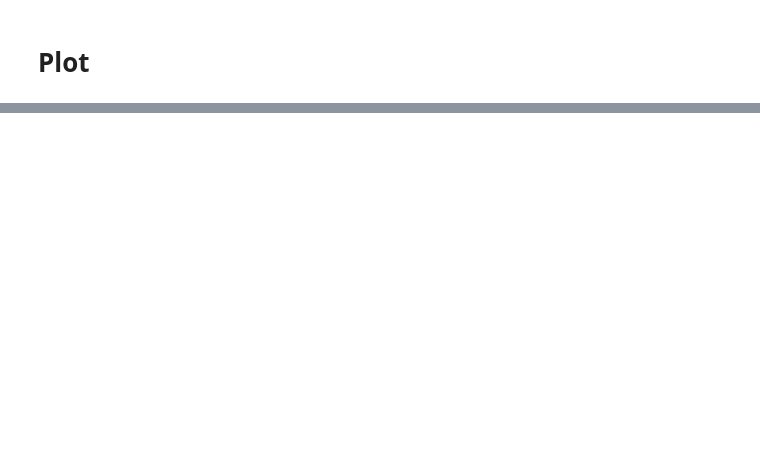
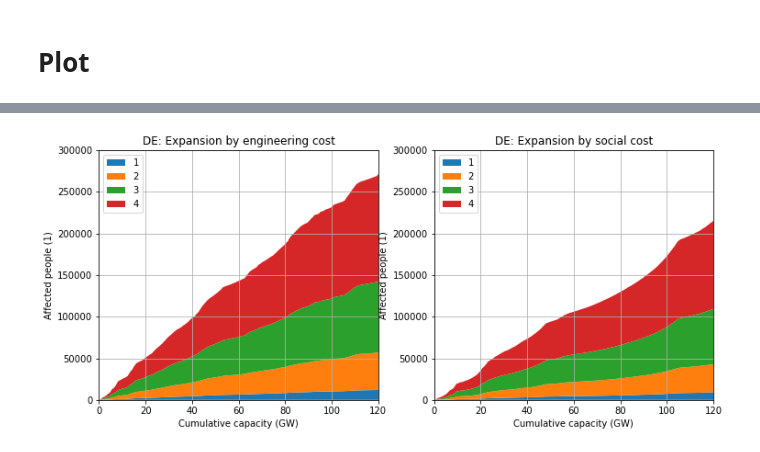
Before and after one commit to timtroendle/wind-onshore-cost-potential, a Jupyter notebook: notebooks/plots.ipynb, the cells around one changed output, grey strips where cells are left out. Cells and saved outputs as stored; diff of their text form; code cells hidden in the pictures; blank space fills up the shorter version.

```diff
--- a/notebooks/plots.ipynb
+++ b/notebooks/plots.ipynb
@@ -108 +104,46 @@ lcoe
+# %%
+tmp = turbines[turbines['DE']>0]
+
+fig = plt.figure(figsize=[12,5])
+ax = fig.add_subplot(121)
+
+cumulative_capacity = [params['capacity'] / 1000 * x for x in range(len(tmp))]
+
+tmp_eng = tmp.fillna(0).sort_values('engineering').reset_index(drop=True)[list(range(1, 5))].cumsum() /1000
+
+bottom = 0
+for c in range(1, 5):
+    plt.fill_between(cumulative_capacity, bottom, bottom+tmp_eng[c], label=c)
+    bottom += tmp_eng[c]
+
+plt.xlabel('Cumulative capacity (GW)')
+plt.ylabel('Affected people (1)')
+plt.xlim(0, 120)
+plt.ylim(0, 300000)
+
+plt.legend(loc='upper left')
+plt.title('DE: Expansion by engineering cost')
+plt.grid()
+
+ax = fig.add_subplot(122)
+
+cumulative_capacity = [params['capacity'] / 1000 * x for x in range(len(tmp))]
+
+tmp_eng = tmp.fillna(0).sort_values('total').reset_index(drop=True)[list(range(1, 5))].cumsum() /1000
+
+bottom = 0
+for c in range(1, 5):
+    plt.fill_between(cumulative_capacity, bottom, bottom+tmp_eng[c], label=c)
+    bottom += tmp_eng[c]
+
+plt.xlabel('Cumulative capacity (GW)')
+plt.ylabel('Affected people (1)')
+plt.xlim(0, 120)
+plt.ylim(0, 300000)
+
+plt.legend(loc='upper left')
+plt.title('DE: Expansion by social cost')
+plt.grid()
+# %% [output]
+[figure, added]
 # %%
```
Also changed, not shown: parts of 18 cells of this notebook.
